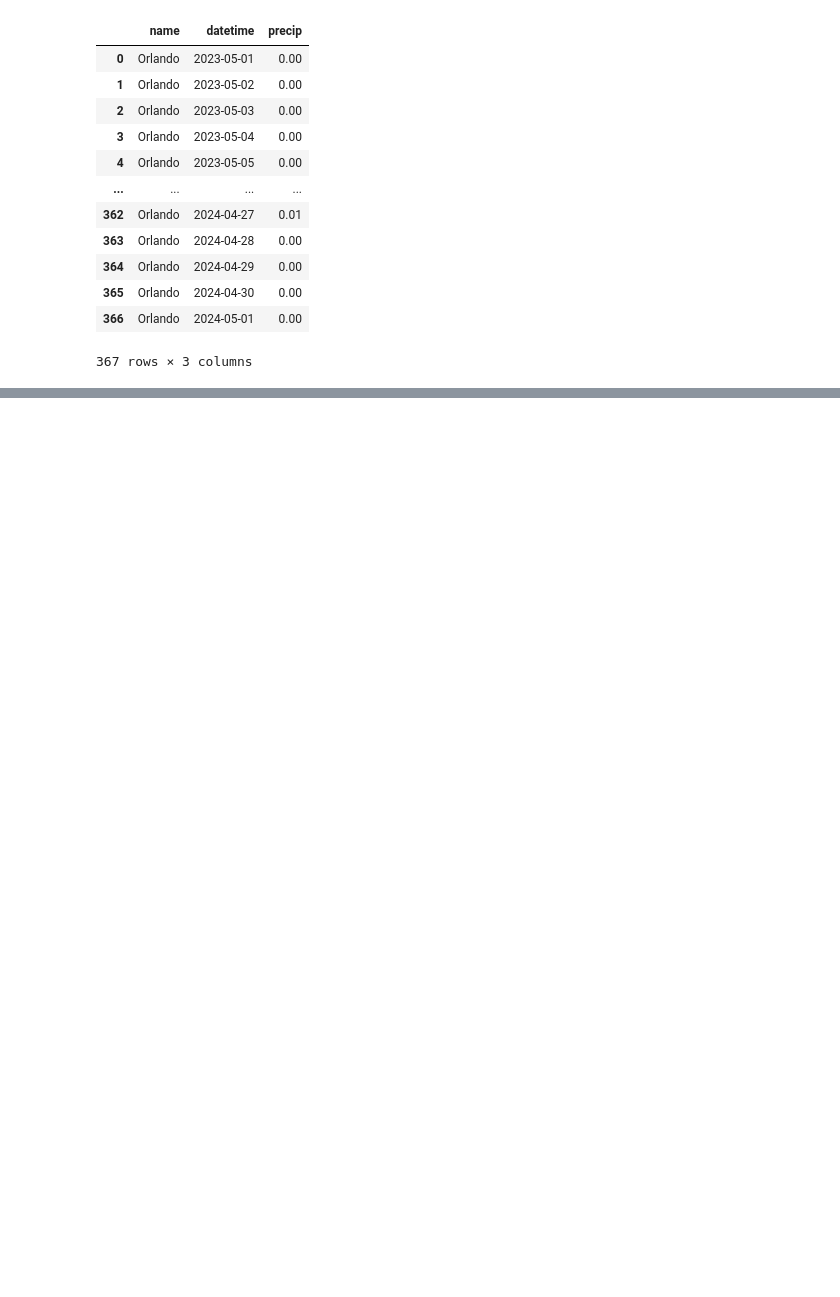
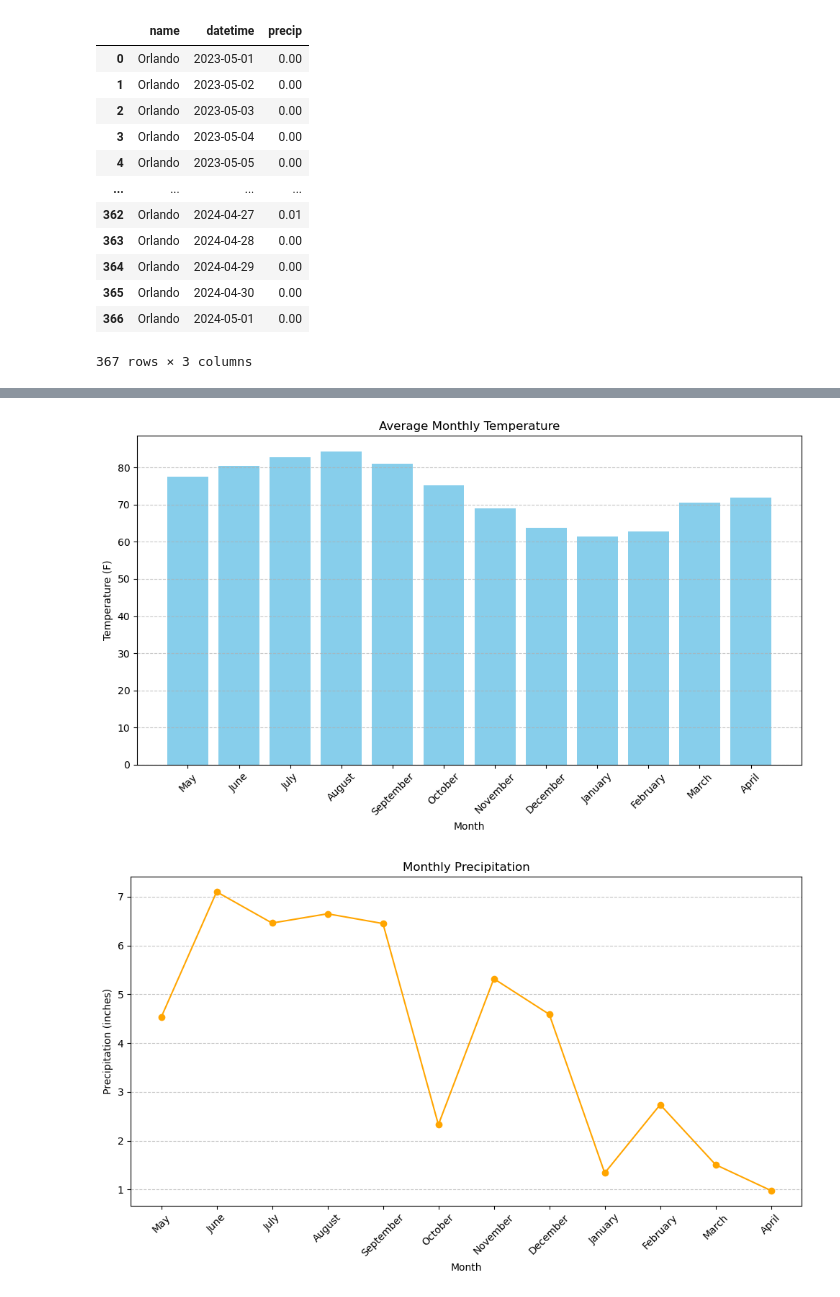
Before and after one commit to irey101/Project-1, a Jupyter notebook: Weather vs Disney Parks .ipynb, the cells around one changed output, grey strips where cells are left out. Saved outputs shown, nothing was run; the diff lists cells and outputs as text; code cells hidden in the pictures; blank space fills up the shorter version.

```diff
--- a/Weather vs Disney Parks .ipynb
+++ b/Weather vs Disney Parks .ipynb
@@ -138,0 +75,31 @@ HTML(url)
+# %%
+import matplotlib.pyplot as plt
+
+# Data
+months = ['May', 'June', 'July', 'August', 'September', 'October', 'November', 'December', 'January', 'February', 'March', 'April']
+temperatures = [77.52, 80.55, 82.87, 84.35, 80.98, 75.29, 69.02, 63.86, 61.37, 62.72, 70.60, 71.89]
+precipitation = [4.53, 7.10, 6.46, 6.65, 6.45, 2.33, 5.32, 4.59, 1.34, 2.74, 1.51, 0.98]
+
+# Function to create a chart
+def create_chart(x, y, title, xlabel, ylabel, color, marker=None, linestyle=None):
+    plt.figure(figsize=(10, 6))
+    if marker and linestyle:
+        plt.plot(x, y, marker=marker, color=color, linestyle=linestyle)
+    else:
+        plt.bar(x, y, color=color)
+    plt.title(title)
+    plt.xlabel(xlabel)
+    plt.ylabel(ylabel)
+    plt.xticks(rotation=45)  # Rotate x-axis labels for better readability
+    plt.grid(axis='y', linestyle='--', alpha=0.7)
+    plt.tight_layout()
+    plt.show()
+
+# Create a bar chart for temperatures
+create_chart(months, temperatures, 'Average Monthly Temperature', 'Month', 'Temperature (F)', 'skyblue')
+
+# Create a line plot for precipitation
+create_chart(months, precipitation, 'Monthly Precipitation', 'Month', 'Precipitation (inches)', 'orange', marker='o', linestyle='-')
+# %% [output]
+[figure, added]
+[figure, added]
```
Also changed, not shown: parts of 19 cells of this notebook.
